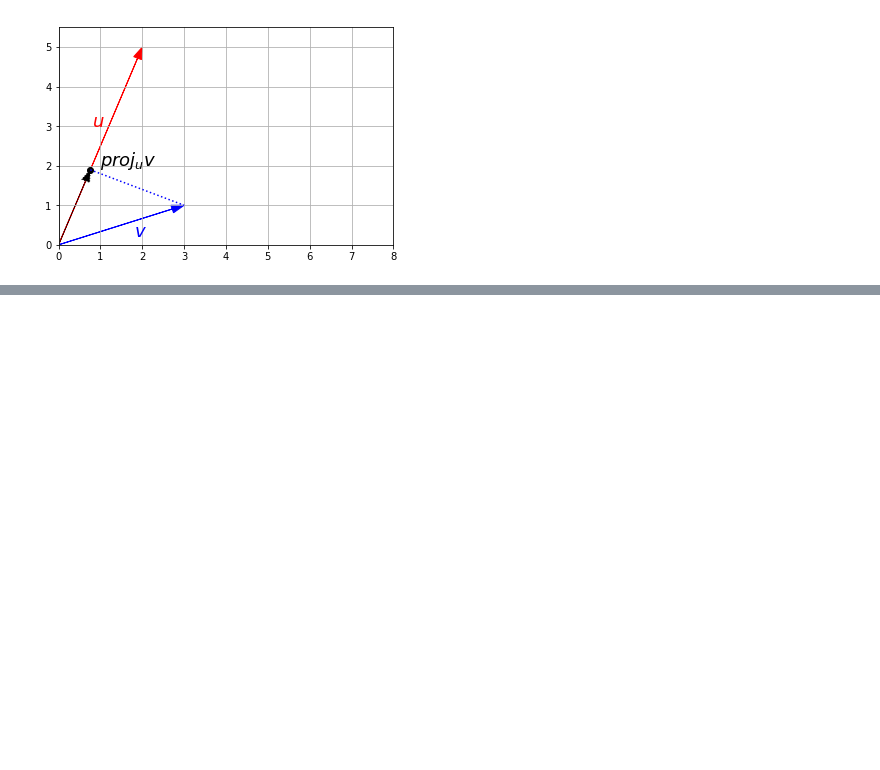
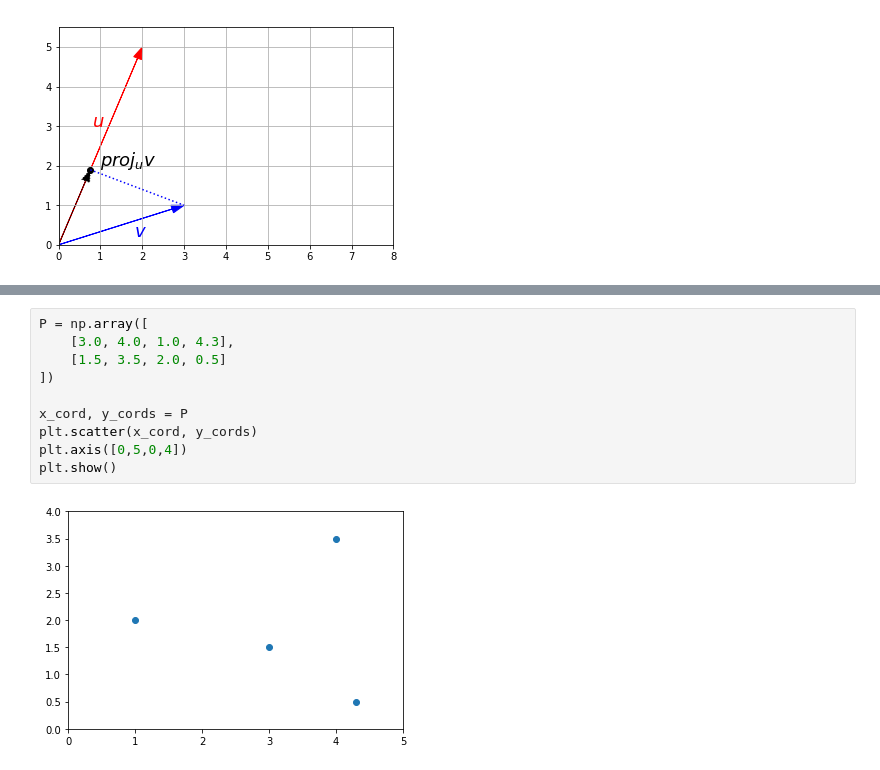
Before and after one commit to andyashall/maths-for-ml, a Jupyter notebook: Maths for ML.ipynb, the cells around one changed output, grey strips where cells are left out. Saved outputs shown, nothing was run; the diff lists cells and outputs as text; blank space fills up the shorter version.

```diff
--- a/Maths for ML.ipynb
+++ b/Maths for ML.ipynb
@@ -179,0 +278,12 @@ plt.show()
+# %%
+P = np.array([
+    [3.0, 4.0, 1.0, 4.3],
+    [1.5, 3.5, 2.0, 0.5]
+])
+
+x_cord, y_cords = P
+plt.scatter(x_cord, y_cords)
+plt.axis([0,5,0,4])
+plt.show()
+# %% [output]
+[figure, added]
```
Also changed, not shown: parts of 13 cells of this notebook.
